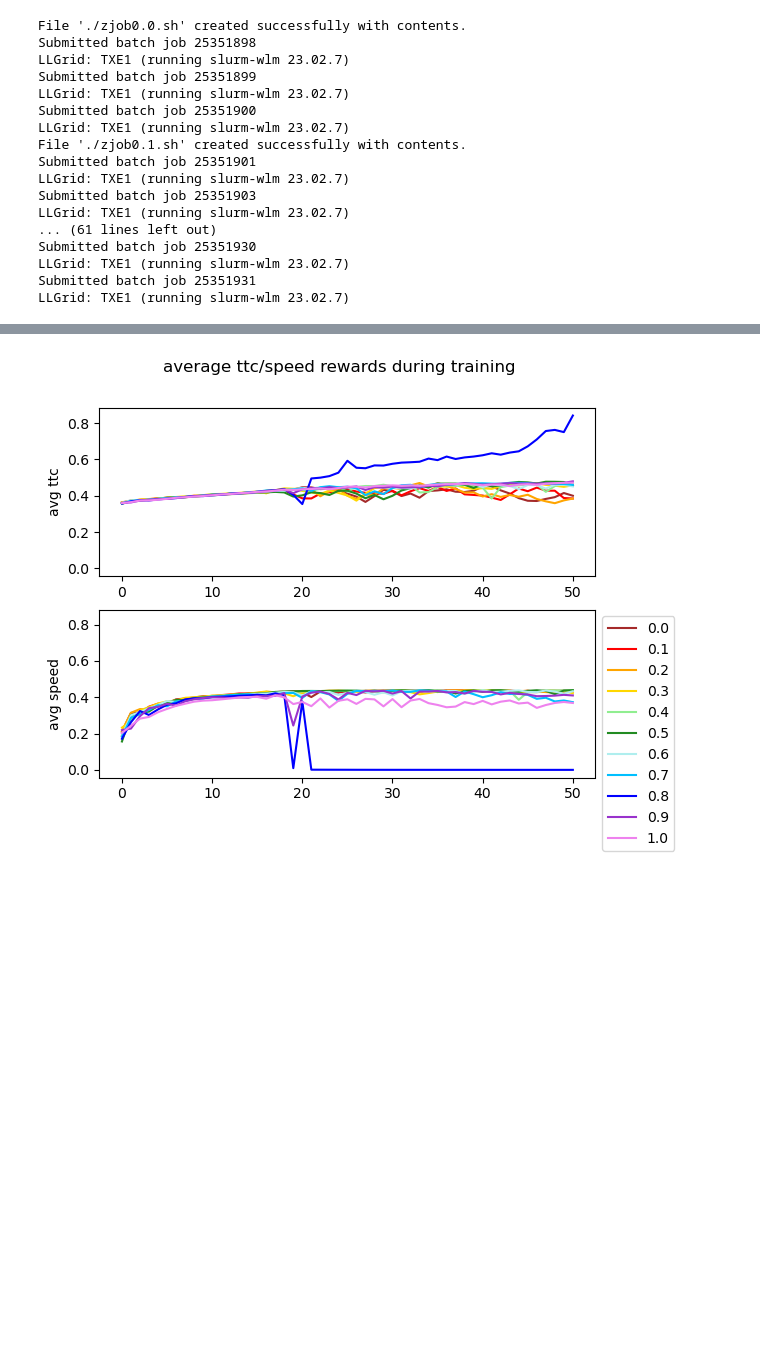
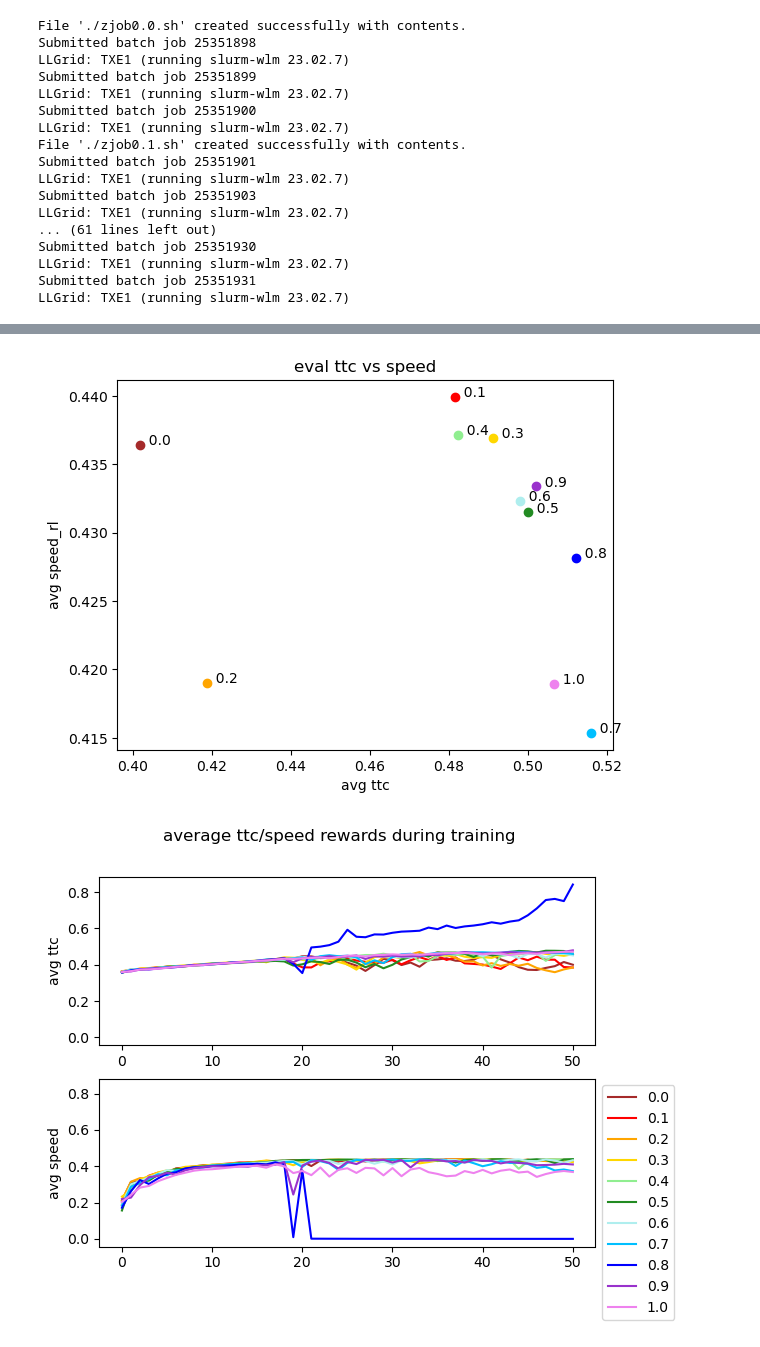
Before and after one commit to marcusbl1/automatic_vehicular_control, a Jupyter notebook: automatic_vehicular_control/runs.ipynb, the cells around one changed output, grey strips where cells are left out. Saved outputs shown, nothing was run; the diff lists cells and outputs as text; code cells hidden in the pictures; blank space fills up the shorter version.

```diff
--- a/automatic_vehicular_control/runs.ipynb
+++ b/automatic_vehicular_control/runs.ipynb
@@ -131,8 +434,14 @@ import shutil
 
 for i in range(11):
     b = i/10
-    os.mkdir(f'./tmp/{files[b][0][1]}/evaluations')
-    os.mkdir(f'./tmp/{files[b][0][1]}/trajectories')
-    new_file_path = f'./tmp/{files[b][0][1]}/eval_commands.sh'
-    shutil.copy('./eval_commands.sh', new_file_path)
-    os.system(f'LLsub {new_file_path}')
+    print(b)
+    for j in range(3):
+        tmp_dir = files[b][j][1]
+        # try:
+        #     os.mkdir(f'./tmp/{tmp_dir}/evaluations')
+        #     os.mkdir(f'./tmp/{tmp_dir}/trajectories')
+        # except:
+        #     print(f'./tmp/{tmp_dir}/evaluations', f'./tmp/{tmp_dir}/trajectories', 'dir already exists')
+        new_file_path = f'./tmp/{tmp_dir}/eval_commands.sh'
+        # shutil.copy('./eval_commands.sh', new_file_path)
+        os.system(f'cd ./tmp/{tmp_dir}/ && LLsub eval_commands.sh && cd ..')
@@ -139,45 +466,51 @@ for i in range(11):
 # %%
 # do evals
 # plot pareto graph
 
 evals = {
-      0 : ,
-    0.1 : ,
-    0.2 : ,
-    0.3 : ,
-    0.4 : ,
-    0.5 : ,
-    0.6 : ,
-    0.7 : ,
-    0.8 : ,
-    0.9 : ,
-    1   : ,
+      0 : [25355579, 25355580, 25355581],
+    0.1 : [25355582, 25355583, 25355584],
+    0.2 : [25355585, 25355586, 25355587],
+    0.3 : [25355588, 25355589, 25355590],
+    0.4 : [25355591, 25355592, 25355593],
+    0.5 : [25355594, 25355595, 25355596],
+    0.6 : [25355597, 25355598, 25355599],
+    0.7 : [25355600, 25355601, 25355602],
+    0.8 : [25355603, 25355604, 25355605],
+    0.9 : [25355606, 25355607, 25355608],
+    1   : [25355609, 25355610, 25355611],
 }
 
 
-def ttc_eval_rewards(beta):
-    log = f'tmp/{files[beta][0][1]}/output-{evals[beta]}.log'
+def ttc_eval_rewards(beta, j):
+    log = f'tmp/{files[beta][j][1]}/output-{evals[beta][j]}.log'
     ttc_y, ttc_e = ttc_mean_std(log)
     avg_ttc_y = np.mean(np.array(ttc_y))
 
     return avg_ttc_y/7
 
-def speed_eval_rewards(beta):
-    speed_csv = pd.read_csv(f'./tmp/{files[beta][0][1]}/evaluations/test.csv')
-    return np.mean(speed_csv['speed_rl'])
+def speed_eval_rewards(beta, j):
+    speed_csv = pd.read_csv(f'./tmp/{files[beta][j][1]}/evaluations/test.csv')
+    return np.mean(speed_csv['speed_rl'])/10
 
 for i in range(11):
     beta = i/10
     if beta not in evals:
         continue
-    p = (ttc_eval_rewards(beta), speed_eval_rewards(beta))
+    ttcs, speeds = [], []
+    for j in range(3):
+        ttcs += [ttc_eval_rewards(beta, j)]
+        speeds += [speed_eval_rewards(beta, j)]
+    p = (np.mean(ttcs), np.mean(speeds))
     plt.plot(*p, marker='o', color=colors[i])
     plt.annotate(f'  {beta}', p)
 
-plt.xlabel('ttc')
+plt.xlabel('avg ttc')
 plt.ylabel('avg speed_rl')
 plt.title('eval ttc vs speed')
 plt.show()
+# %% [output]
+[figure, added]
 # %%
 # all log ttc divided by 7 here, warmup0
 
```
Also changed, not shown: parts of 25 cells of this notebook, 1 other file.
